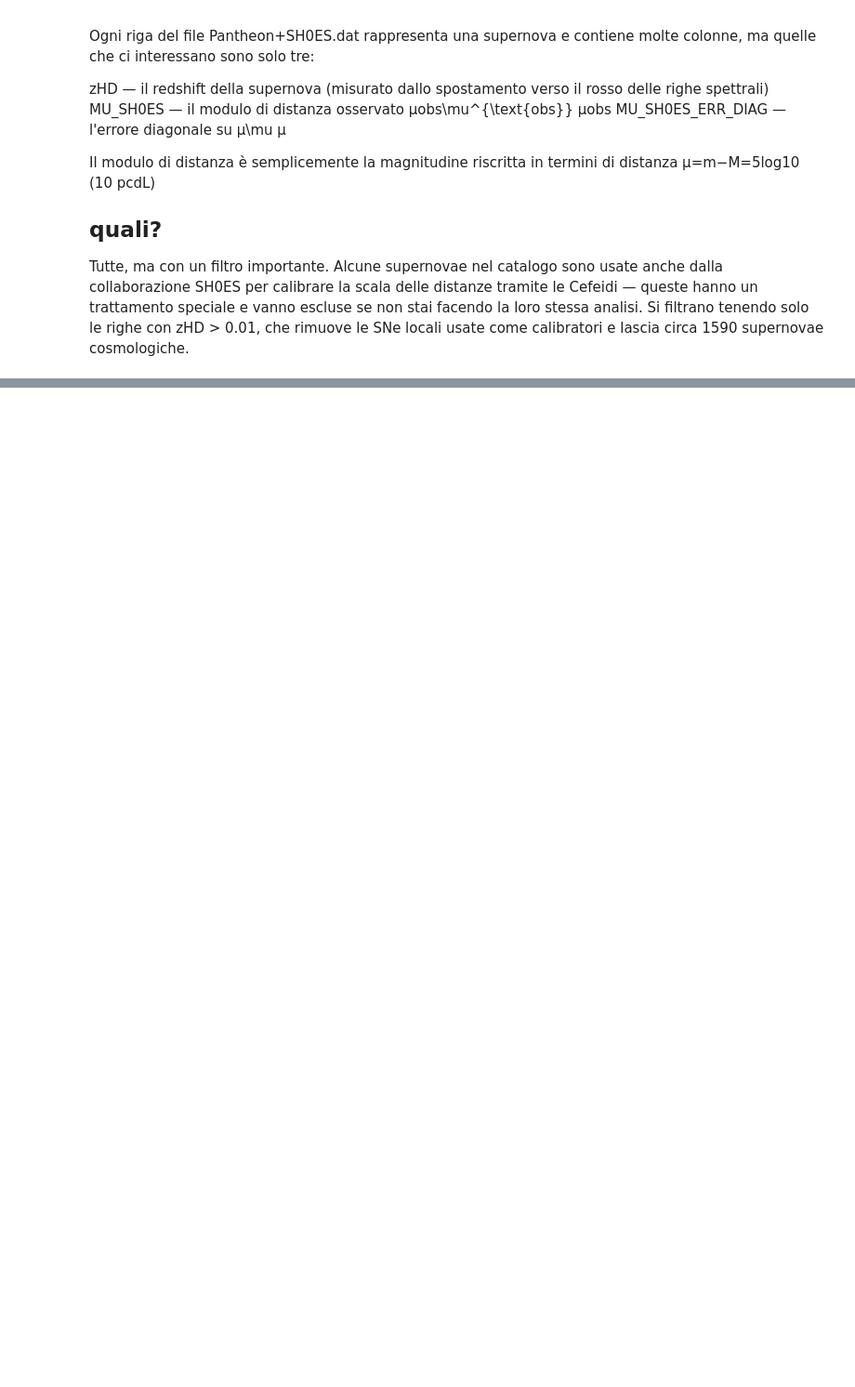
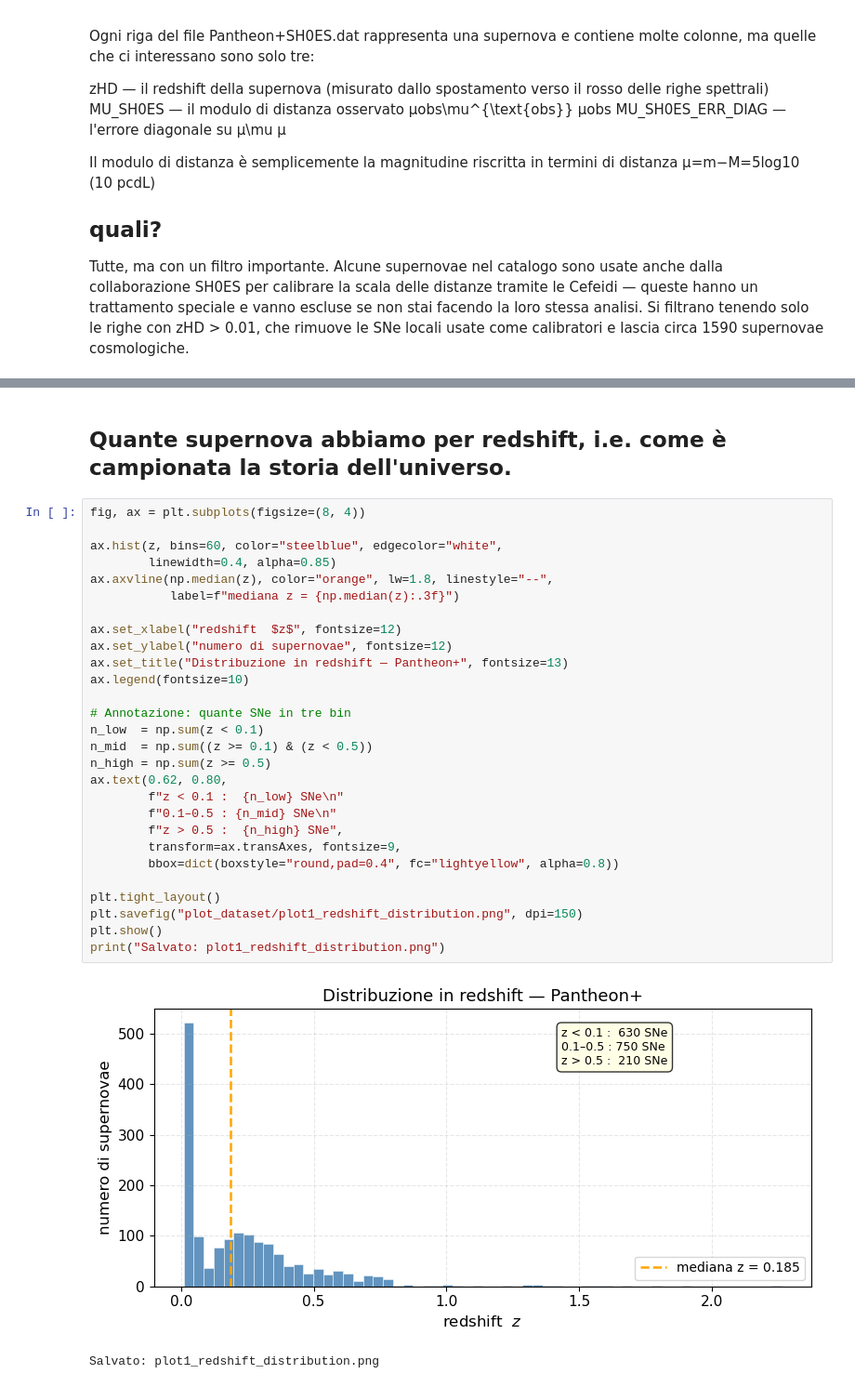
Before and after one commit to PietroCappelli/MCMC_cosmology, a Jupyter notebook: dataset.ipynb, the cells around one changed output, grey strips where cells are left out. Shown at 93% size. Drawn from its saved outputs; the diff is of its cells as text; blank space fills up the shorter version.

```diff
--- a/dataset.ipynb
+++ b/dataset.ipynb
@@ -472,0 +133,33 @@ if __name__ == "__main__":
+# %% [markdown]
+## Quante supernova abbiamo per redshift, i.e. come è campionata la storia dell'universo.
+# %%
+fig, ax = plt.subplots(figsize=(8, 4))
+
+ax.hist(z, bins=60, color="steelblue", edgecolor="white",
+        linewidth=0.4, alpha=0.85)
+ax.axvline(np.median(z), color="orange", lw=1.8, linestyle="--",
+           label=f"mediana z = {np.median(z):.3f}")
+
+ax.set_xlabel("redshift  $z$", fontsize=12)
+ax.set_ylabel("numero di supernovae", fontsize=12)
+ax.set_title("Distribuzione in redshift — Pantheon+", fontsize=13)
+ax.legend(fontsize=10)
+
+# Annotazione: quante SNe in tre bin
+n_low  = np.sum(z < 0.1)
+n_mid  = np.sum((z >= 0.1) & (z < 0.5))
+n_high = np.sum(z >= 0.5)
+ax.text(0.62, 0.80,
+        f"z < 0.1 :  {n_low} SNe\n"
+        f"0.1–0.5 : {n_mid} SNe\n"
+        f"z > 0.5 :  {n_high} SNe",
+        transform=ax.transAxes, fontsize=9,
+        bbox=dict(boxstyle="round,pad=0.4", fc="lightyellow", alpha=0.8))
+
+plt.tight_layout()
+plt.savefig("plot_dataset/plot1_redshift_distribution.png", dpi=150)
+plt.show()
+print("Salvato: plot1_redshift_distribution.png")
+# %% [output]
+[figure, added]
+Salvato: plot1_redshift_distribution.png
```
Also changed, not shown: parts of 16 cells of this notebook, 5 other files.
